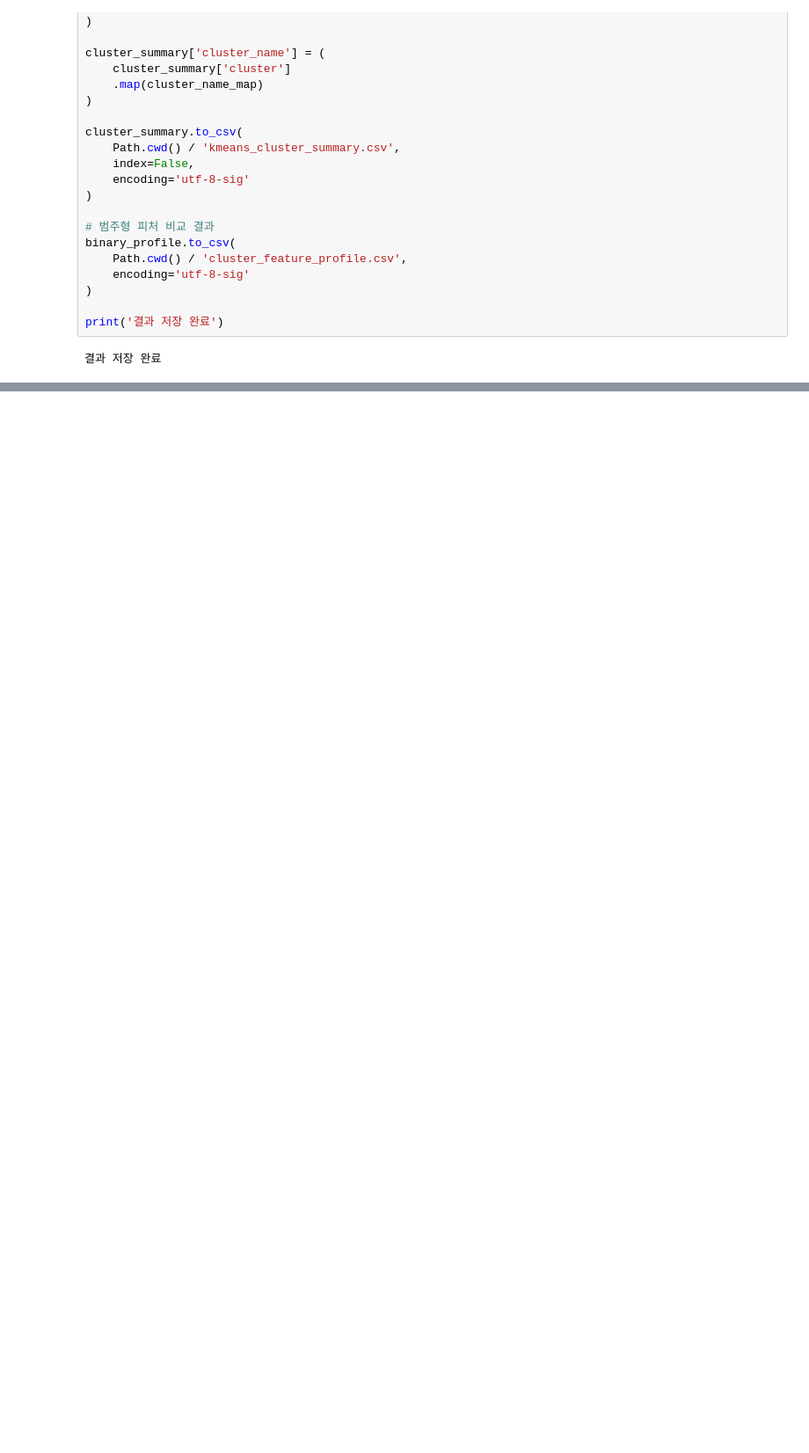
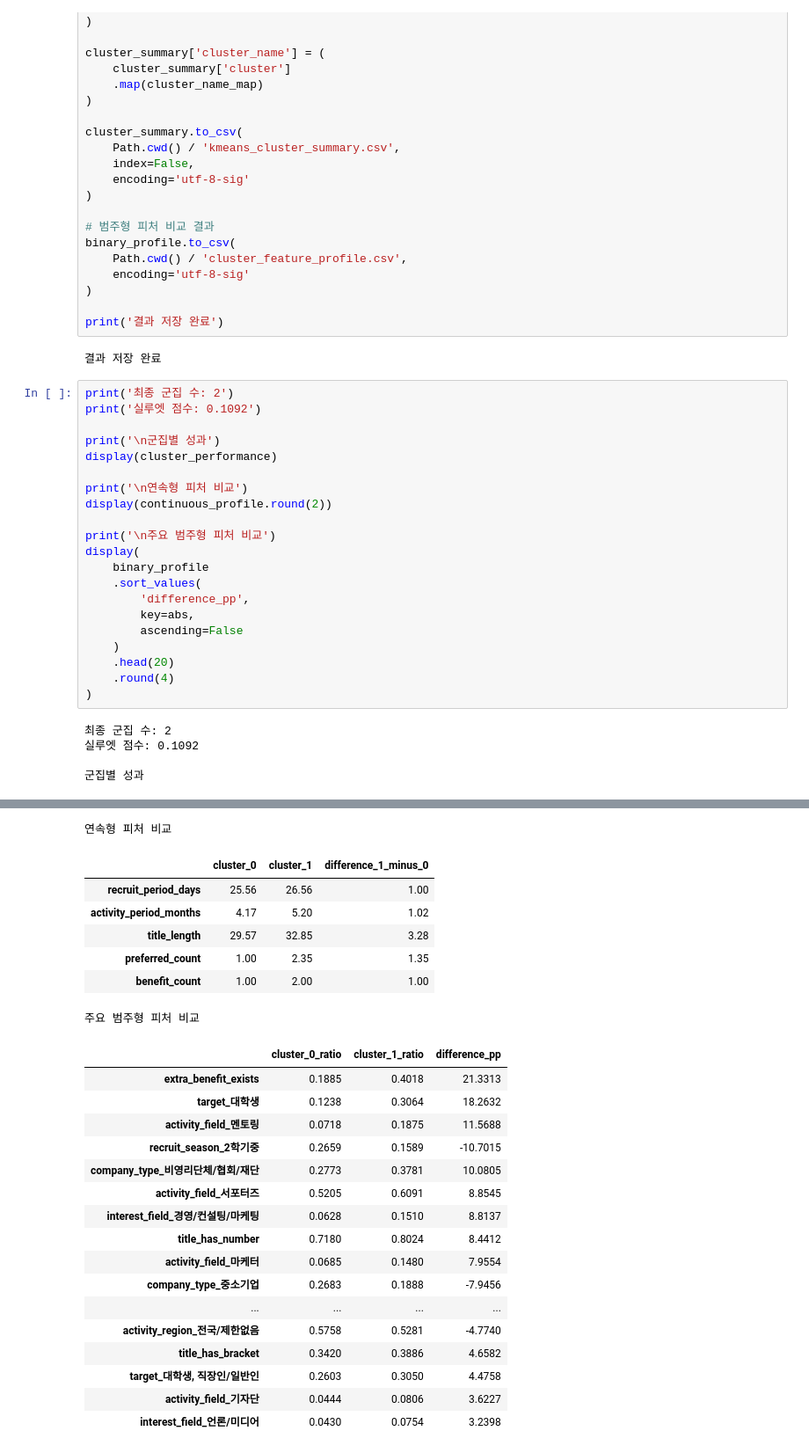
Before and after one commit to khuda-data/10th-toy-team5, a Jupyter notebook: modeling/clustering_analysis/clustering_analysis.ipynb, the cells around one changed output, grey strips where cells are left out. Shown at 88% size. Saved outputs shown, nothing was run; the diff lists cells and outputs as text; blank space fills up the shorter version.

```diff
--- a/modeling/clustering_analysis/clustering_analysis.ipynb
+++ b/modeling/clustering_analysis/clustering_analysis.ipynb
@@ -742,3 +742,29 @@ binary_profile.to_csv(
 print('결과 저장 완료')
 # %% [output]
 결과 저장 완료
+# %%
+print('최종 군집 수: 2')
+print('실루엣 점수: 0.1092')
+
+print('\n군집별 성과')
+display(cluster_performance)
+
+print('\n연속형 피처 비교')
+display(continuous_profile.round(2))
+
+print('\n주요 범주형 피처 비교')
+display(
+    binary_profile
+    .sort_values(
+        'difference_pp',
+        key=abs,
+        ascending=False
+    )
+    .head(20)
+    .round(4)
+)
+# %% [output]
+최종 군집 수: 2
+실루엣 점수: 0.1092
+
+군집별 성과
@@ -744,0 +775,25 @@ print('결과 저장 완료')
+연속형 피처 비교
+|  | cluster_0 | cluster_1 | difference_1_minus_0 |
+| recruit_period_days | 25.56 | 26.56 | 1.00 |
+| activity_period_months | 4.17 | 5.20 | 1.02 |
+| title_length | 29.57 | 32.85 | 3.28 |
+| preferred_count | 1.00 | 2.35 | 1.35 |
+| benefit_count | 1.00 | 2.00 | 1.00 |
+주요 범주형 피처 비교
+|  | cluster_0_ratio | cluster_1_ratio | difference_pp |
+| extra_benefit_exists | 0.1885 | 0.4018 | 21.3313 |
+| target_대학생 | 0.1238 | 0.3064 | 18.2632 |
+| activity_field_멘토링 | 0.0718 | 0.1875 | 11.5688 |
+| recruit_season_2학기중 | 0.2659 | 0.1589 | -10.7015 |
+| company_type_비영리단체/협회/재단 | 0.2773 | 0.3781 | 10.0805 |
+| activity_field_서포터즈 | 0.5205 | 0.6091 | 8.8545 |
+| interest_field_경영/컨설팅/마케팅 | 0.0628 | 0.1510 | 8.8137 |
+| title_has_number | 0.7180 | 0.8024 | 8.4412 |
+| activity_field_마케터 | 0.0685 | 0.1480 | 7.9554 |
+| company_type_중소기업 | 0.2683 | 0.1888 | -7.9456 |
+| ... | ... | ... | ... |
+| activity_region_전국/제한없음 | 0.5758 | 0.5281 | -4.7740 |
+| title_has_bracket | 0.3420 | 0.3886 | 4.6582 |
+| target_대학생, 직장인/일반인 | 0.2603 | 0.3050 | 4.4758 |
+| activity_field_기자단 | 0.0444 | 0.0806 | 3.6227 |
+| interest_field_언론/미디어 | 0.0430 | 0.0754 | 3.2398 |
```
Also changed, not shown: parts of 2 cells of this notebook.
